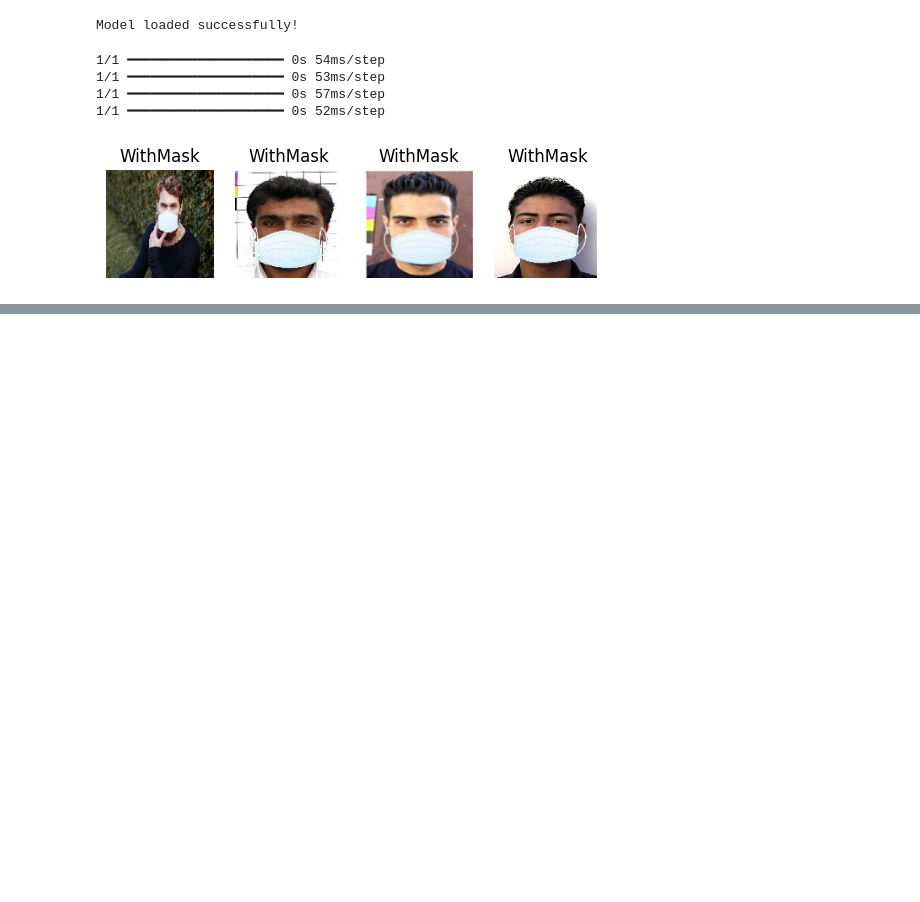
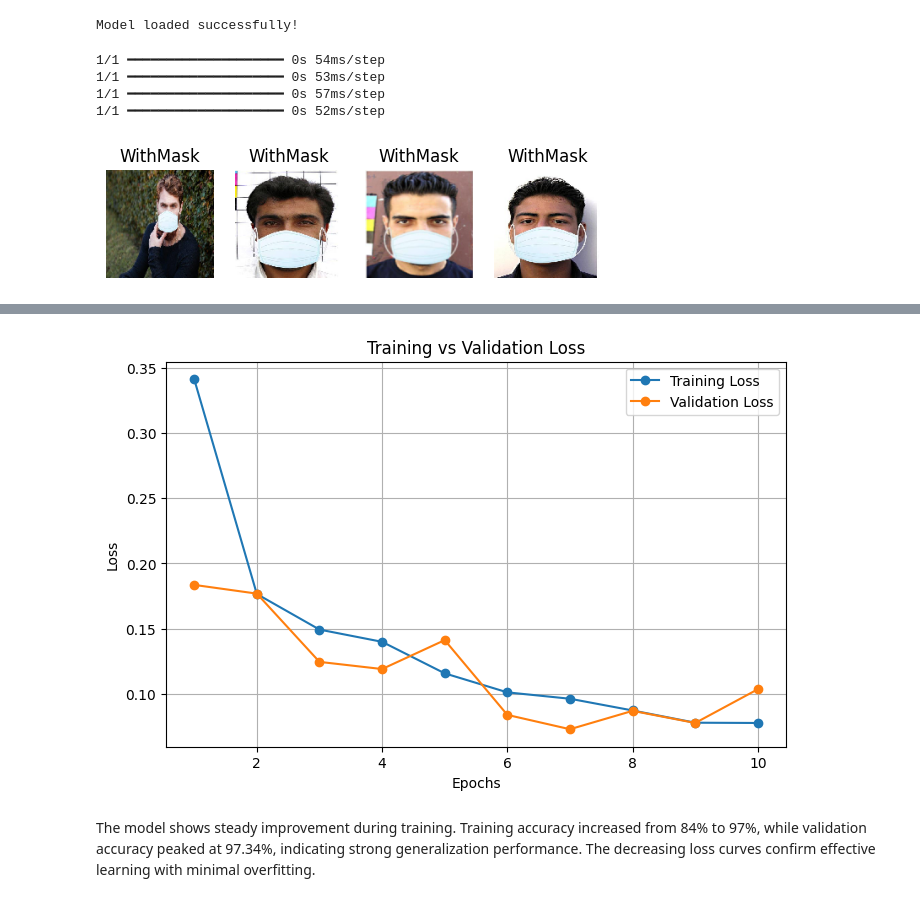
Before and after one commit to dinviiii/Face-Mask-Detection, a Jupyter notebook: faceMask.ipynb, the cells around one changed output, grey strips where cells are left out. Saved outputs shown, nothing was run; the diff lists cells and outputs as text; code cells hidden in the pictures; blank space fills up the shorter version.

```diff
--- a/faceMask.ipynb
+++ b/faceMask.ipynb
@@ -577,0 +828,21 @@ plt.show()
+# %%
+train_loss = [0.3414,0.1765,0.1492,0.1398,0.1156,0.1010,0.0961,0.0871,0.0777,0.0775]
+val_loss = [0.1835,0.1768,0.1244,0.1189,0.1411,0.0837,0.0727,0.0868,0.0775,0.1034]
+
+epochs = range(1,11)
+
+plt.figure(figsize=(8,5))
+plt.plot(epochs, train_loss, marker='o', label="Training Loss")
+plt.plot(epochs, val_loss, marker='o', label="Validation Loss")
+
+plt.title("Training vs Validation Loss")
+plt.xlabel("Epochs")
+plt.ylabel("Loss")
+plt.legend()
+plt.grid()
+
+plt.show()
+# %% [output]
+[figure, added]
+# %% [markdown]
+The model shows steady improvement during training. Training accuracy increased from 84% to 97%, while validation accuracy peaked at 97.34%, indicating strong generalization performance. The decreasing loss curves confirm effective learning with minimal overfitting.
```
Also changed, not shown: parts of 19 cells of this notebook.
